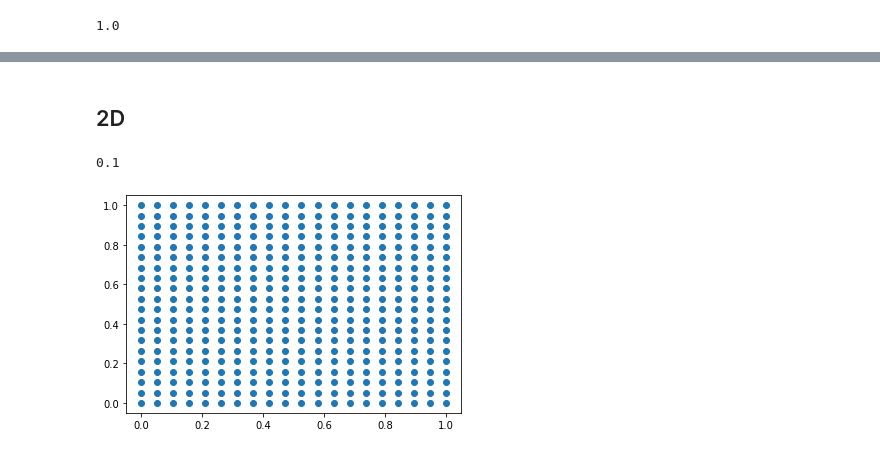
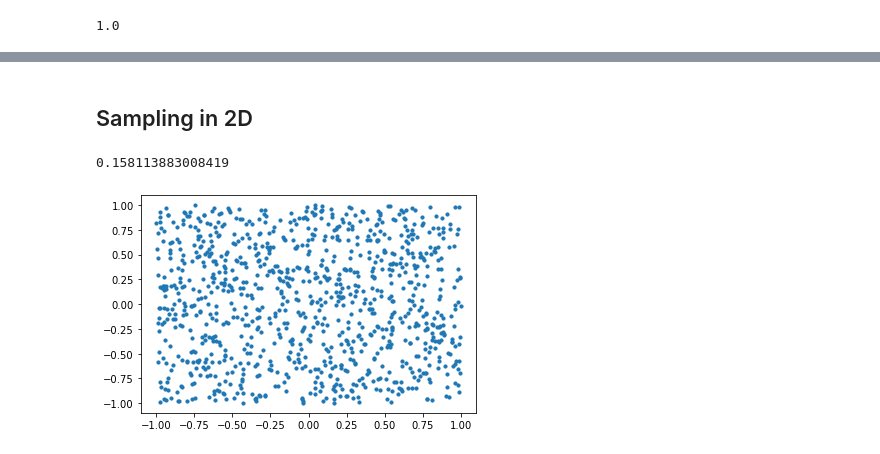
Before and after one commit to TobiasRp/vc_sample, a Jupyter notebook: notebooks/test_points.ipynb, the cells around one changed output, grey strips where cells are left out. Saved outputs shown, nothing was run; the diff lists cells and outputs as text; code cells hidden in the pictures.

```diff
--- a/notebooks/test_points.ipynb
+++ b/notebooks/test_points.ipynb
@@ -43,15 +43,14 @@ plt.hist(random_samples);
 # %% [markdown]
-## 2D
+## Sampling in 2D
 # %%
-x_ = np.linspace(0., 1., 20)
-y_ = np.linspace(0., 1., 20)
-
-x, y = np.meshgrid(x_, y_, indexing='ij')
-points = np.stack([x.flatten(), y.flatten()]).T
+num_points = 1000
+xs = np.random.uniform(-1.0, 1.0, num_points)
+ys = np.random.uniform(-1.0, 1.0, num_points)
+points = np.stack([xs, ys]).T
 # %%
-kernel_bandwidth = 0.05 * kernel_scale_factor(dimensionality=2, num_points=20**2, num_samples=100)
+kernel_bandwidth = 0.05 * kernel_scale_factor(dimensionality=2, num_points=num_points, num_samples=100)
 kernel_bandwidth
 # %% [output]
-0.1
+0.158113883008419
 # %%
 density_estimator = KernelDensityEstimator(points, Kernel(epanechnikov, scale=kernel_bandwidth))
@@ -59,6 +58,6 @@ vc = VoidAndCluster(points, density_estimator, num_initial_samples=10)
 
 samples = vc.sample(size=100)
 # %%
-plt.scatter(x=points[:,0], y=points[:,1]);
+plt.scatter(x=points[:,0], y=points[:,1], s=10);
 # %% [output]
-[figure, old version]
+[figure, new version]
```
Also changed, not shown: parts of 16 cells of this notebook.
